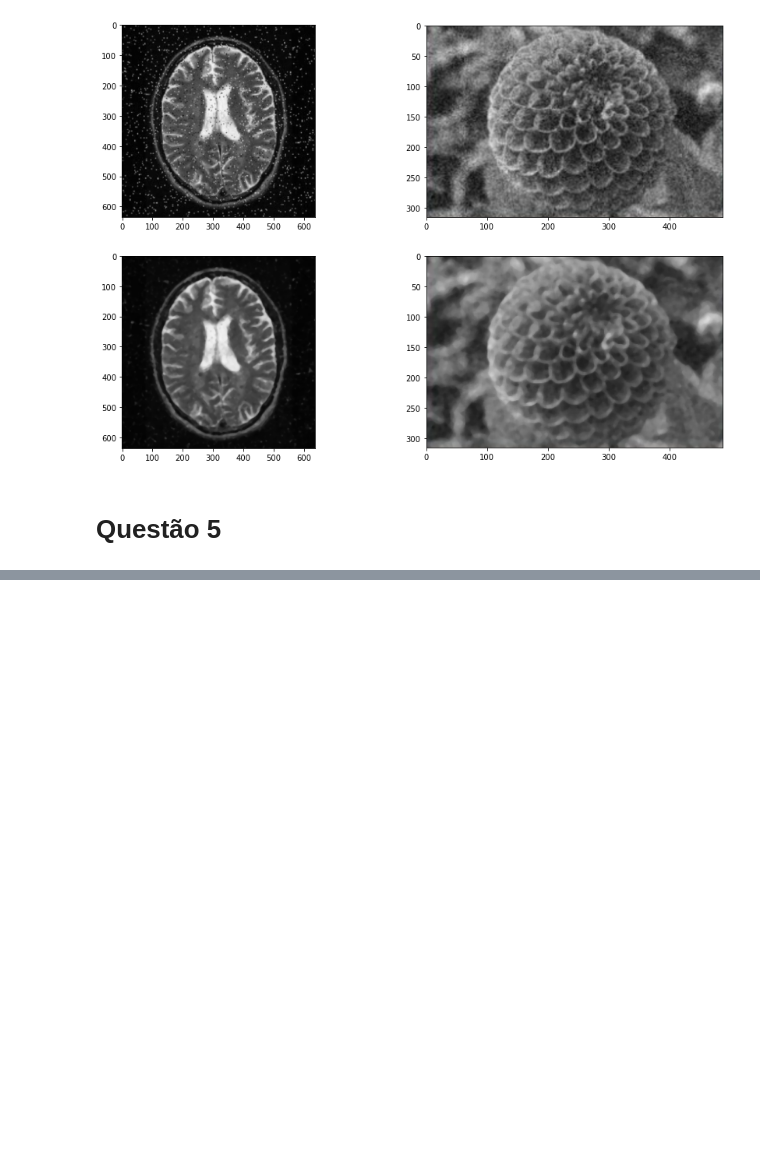
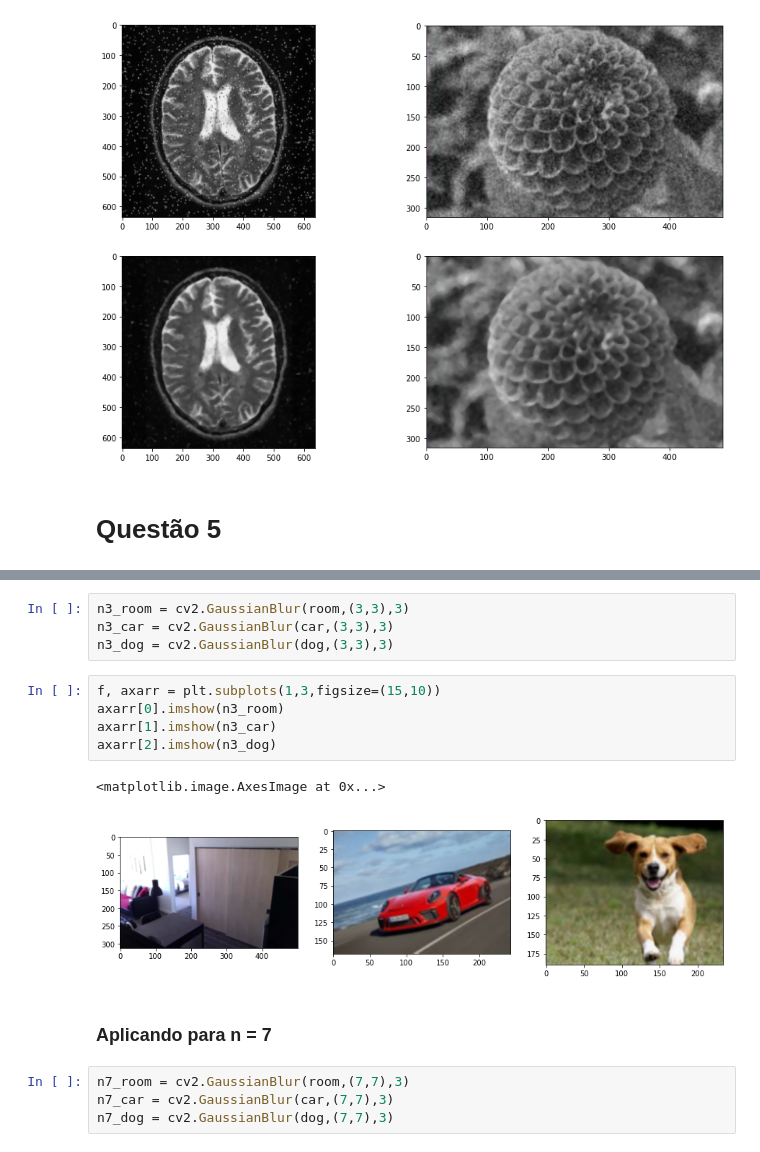
Before and after one commit to lucasmmassa/VisaoComputacional_PLE, a Jupyter notebook: lista1/Lista-1.ipynb, the cells around one changed output, grey strips where cells are left out. Drawn from its saved outputs; the diff is of its cells as text; blank space fills up the shorter version.

```diff
--- a/lista1/Lista-1.ipynb
+++ b/lista1/Lista-1.ipynb
@@ -295,0 +318,18 @@ axarr[1,1].imshow(median_noisy2,cmap='gray')
+# %%
+n3_room = cv2.GaussianBlur(room,(3,3),3)
+n3_car = cv2.GaussianBlur(car,(3,3),3)
+n3_dog = cv2.GaussianBlur(dog,(3,3),3)
+# %%
+f, axarr = plt.subplots(1,3,figsize=(15,10))
+axarr[0].imshow(n3_room)
+axarr[1].imshow(n3_car)
+axarr[2].imshow(n3_dog)
+# %% [output]
+<matplotlib.image.AxesImage at 0x...>
+[figure, added]
+# %% [markdown]
+### Aplicando para n = 7
+# %%
+n7_room = cv2.GaussianBlur(room,(7,7),3)
+n7_car = cv2.GaussianBlur(car,(7,7),3)
+n7_dog = cv2.GaussianBlur(dog,(7,7),3)
```
Also changed, not shown: parts of 7 cells of this notebook, 2 other files.
